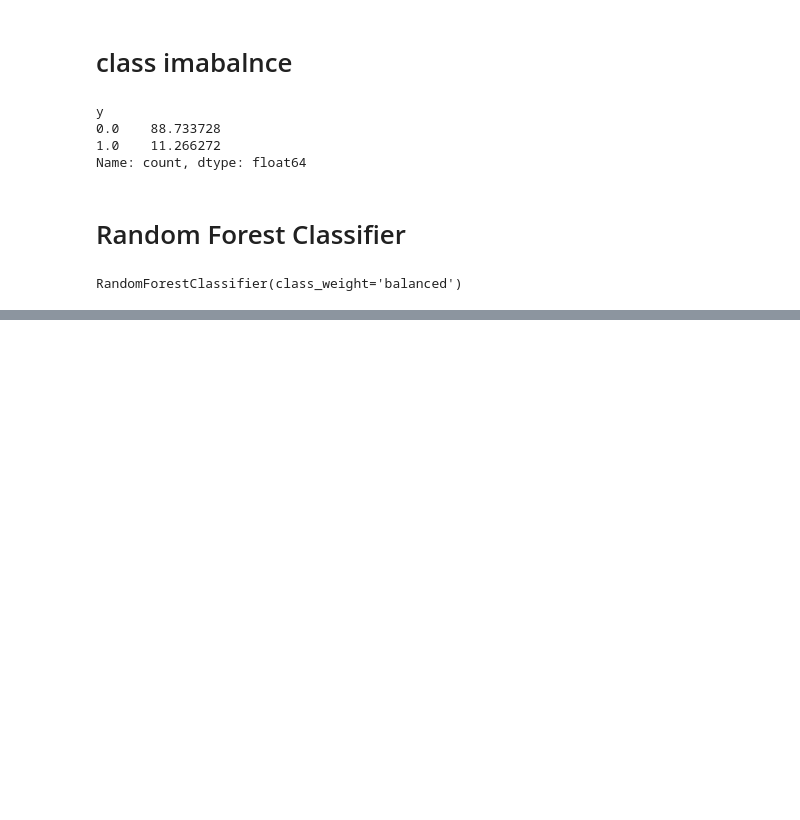
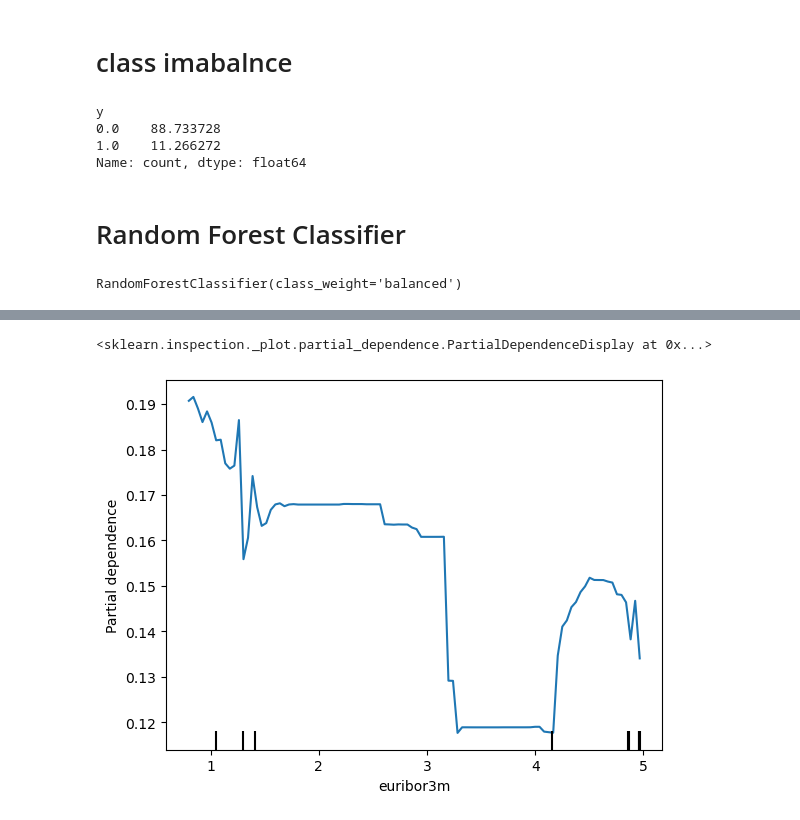
Before and after one commit to vivaswanjinturkar/Logistic-regression, a Jupyter notebook: Random_forest.ipynb, the cells around one changed output, grey strips where cells are left out. Drawn from its saved outputs; the diff is of its cells as text; code cells hidden in the pictures; blank space fills up the shorter version.

```diff
--- a/Random_forest.ipynb
+++ b/Random_forest.ipynb
@@ -706,0 +736,5 @@ array([[10110,  1948],
+# %%
+PartialDependenceDisplay.from_estimator(rfc, X_train, ["euribor3m"])
+# %% [output]
+<sklearn.inspection._plot.partial_dependence.PartialDependenceDisplay at 0x...>
+[figure, added]
```
Also changed, not shown: parts of 13 cells of this notebook.
